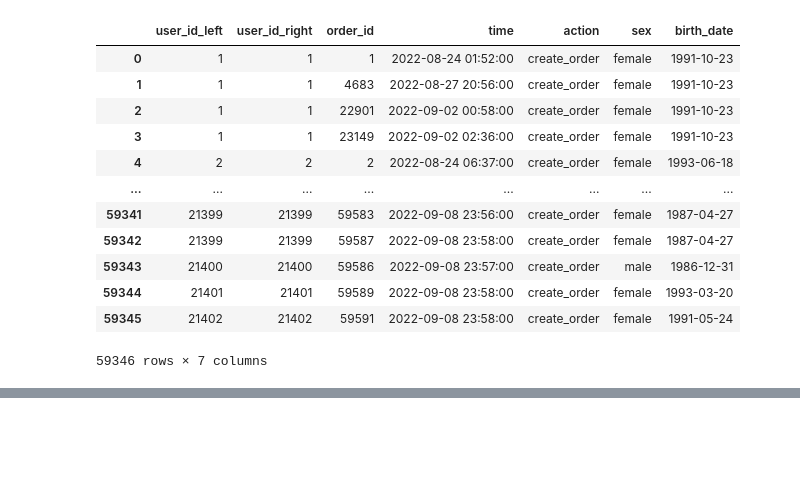
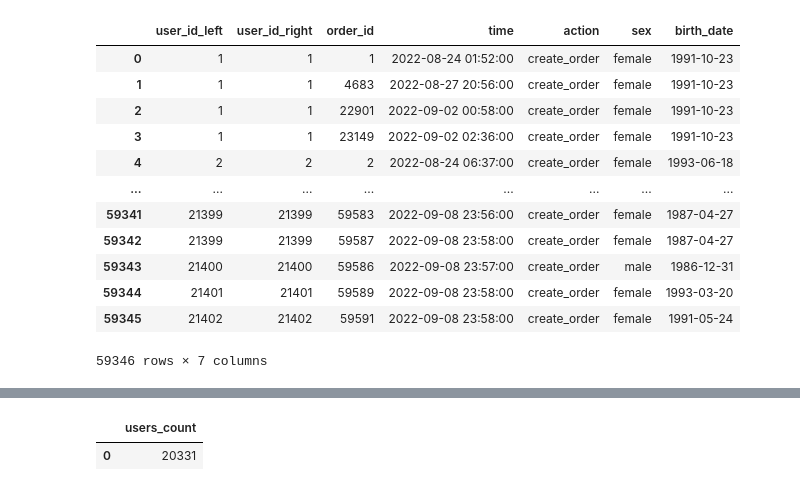
Before and after one commit to Aranaur/py4ds, a Jupyter notebook: sql_join.ipynb, the cells around one changed output, grey strips where cells are left out. Cells and saved outputs as stored; diff of their text form; code cells hidden in the pictures; blank space fills up the shorter version.

```diff
--- a/sql_join.ipynb
+++ b/sql_join.ipynb
@@ -301,0 +318,11 @@ ORDER BY user_id_left
+# %%
+#| code-fold: true
+#| code-summary: "Рішення"
+#| column: body-outset
+
+%%sql
+SELECT count(distinct a.user_id) as users_count
+FROM   user_actions a join users b using (user_id)
+# %% [output]
+|  | users_count |
+| 0 | 20331 |
```
Also changed, not shown: parts of 9 cells of this notebook, 3 other files.
